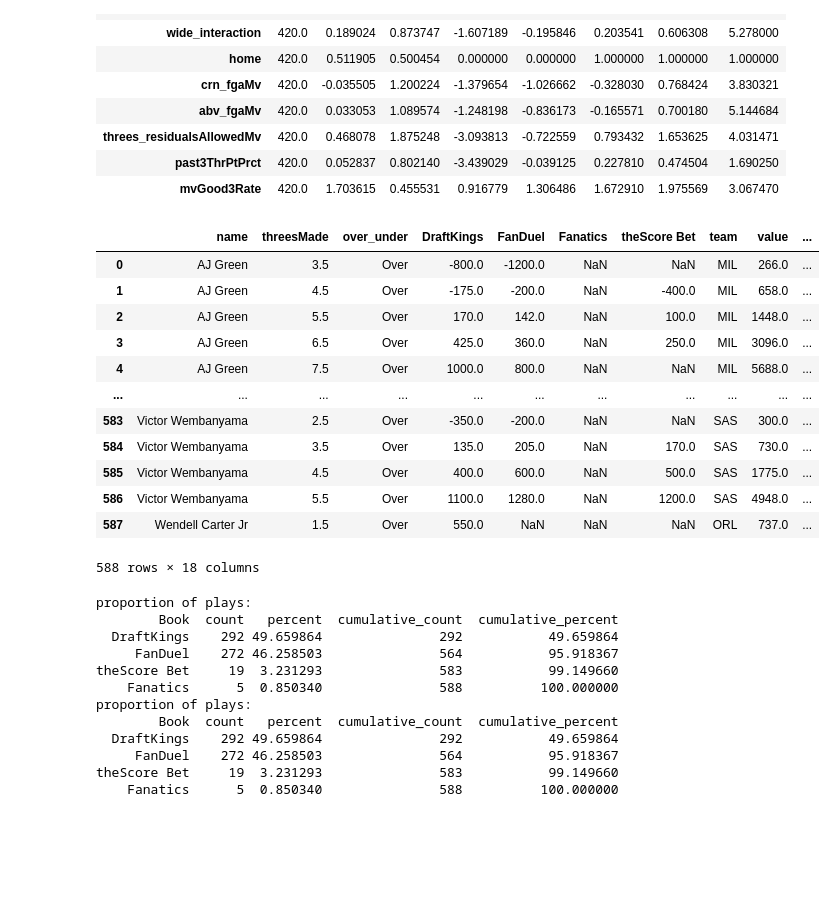
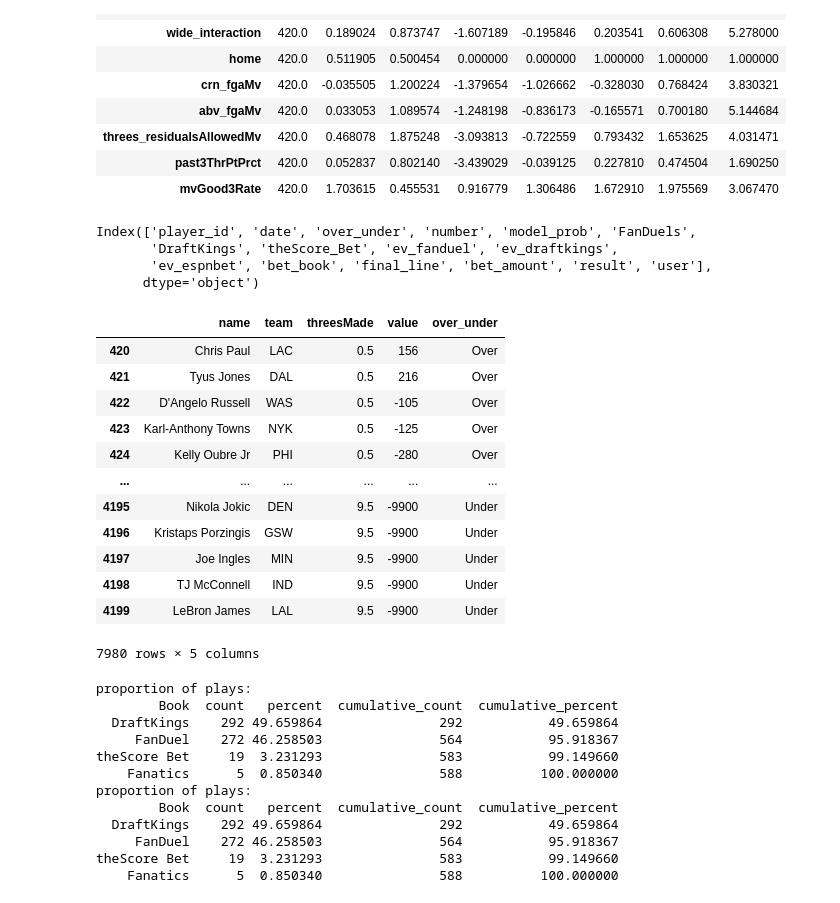
Before and after one commit to eac521/bets, a Jupyter notebook: Notebooks/2526Runs.ipynb, the cells around one changed output. Drawn from its saved outputs; the diff is of its cells as text; code cells hidden in the pictures; blank space fills up the shorter version.

```diff
--- a/Notebooks/2526Runs.ipynb
+++ b/Notebooks/2526Runs.ipynb
@@ -332,7 +319,6 @@ predId = idInfo.join(preds)
 # %%
 
 overs = odds.oddsTable(preds,idInfo,'threesMade')
-odds = funcs.odds()
 #%2cespnbet
 url = 'https://api.the-odds-api.com/v4/sports/basketball_nba/events/{}/odds?apiKey={}&regions=us&markets=player_threes,player_threes_alternate&dateFormat=iso&oddsFormat=american&bookmakers=draftkings%2Cfanduel%2cespnbet%2cfanatics'
 df = pd.DataFrame()
@@ -361,0 +423,3 @@ Free is out
+# %%
+
+overs = odds.oddsTable(preds,idInfo,'threesMade')
@@ -375,6 +483,13 @@ td.filter(threes.features).describe().T
 | threes_residualsAllowedMv | 420.0 | 0.468078 | 1.875248 | -3.093813 | -0.722559 | 0.793432 | 1.653625 | 4.031471 |
 | past3ThrPtPrct | 420.0 | 0.052837 | 0.802140 | -3.439029 | -0.039125 | 0.227810 | 0.474504 | 1.690250 |
 | mvGood3Rate | 420.0 | 1.703615 | 0.455531 | 0.916779 | 1.306486 | 1.672910 | 1.975569 | 3.067470 |
+# %%
+pd.read_sql('select * from predictions',etl.conn).columns
+# %% [output]
+Index(['player_id', 'date', 'over_under', 'number', 'model_prob', 'FanDuels',
+       'DraftKings', 'theScore_Bet', 'ev_fanduel', 'ev_draftkings',
+       'ev_espnbet', 'bet_book', 'final_line', 'bet_amount', 'result', 'user'],
+      dtype='object')
 # %%
 #odf = pd.read_csv('../nba/data/csv/{}odds.csv'.format(dt.datetime.today().strftime('%Y-%m-%d')))
 
@@ -390,21 +505,21 @@ final['DraftKingsAmount'] = [round(x * odds.budget * odds.kellyVal,2) for x in f
 final['FanaticsAmount'] = [round(x * odds.budget * odds.kellyVal,2) for x in final.FanaticsKelly.values]
 final['theScore BetAmount'] = [round(x * odds.budget * odds.kellyVal,2) for x in final.espnKelly]
 # %%
-final
+overs
 # %% [output]
-|  | name | threesMade | over_under | DraftKings | FanDuel | Fanatics | theScore Bet | team | value | ... |
-| 0 | AJ Green | 3.5 | Over | -800.0 | -1200.0 | NaN | NaN | MIL | 266.0 | ... |
-| 1 | AJ Green | 4.5 | Over | -175.0 | -200.0 | NaN | -400.0 | MIL | 658.0 | ... |
-| 2 | AJ Green | 5.5 | Over | 170.0 | 142.0 | NaN | 100.0 | MIL | 1448.0 | ... |
-| 3 | AJ Green | 6.5 | Over | 425.0 | 360.0 | NaN | 250.0 | MIL | 3096.0 | ... |
-| 4 | AJ Green | 7.5 | Over | 1000.0 | 800.0 | NaN | NaN | MIL | 5688.0 | ... |
-| ... | ... | ... | ... | ... | ... | ... | ... | ... | ... | ... |
-| 583 | Victor Wembanyama | 2.5 | Over | -350.0 | -200.0 | NaN | NaN | SAS | 300.0 | ... |
-| 584 | Victor Wembanyama | 3.5 | Over | 135.0 | 205.0 | NaN | 170.0 | SAS | 730.0 | ... |
-| 585 | Victor Wembanyama | 4.5 | Over | 400.0 | 600.0 | NaN | 500.0 | SAS | 1775.0 | ... |
-| 586 | Victor Wembanyama | 5.5 | Over | 1100.0 | 1280.0 | NaN | 1200.0 | SAS | 4948.0 | ... |
-| 587 | Wendell Carter Jr | 1.5 | Over | 550.0 | NaN | NaN | NaN | ORL | 737.0 | ... |
+|  | name | team | threesMade | value | over_under |
+| 420 | Chris Paul | LAC | 0.5 | 156 | Over |
+| 421 | Tyus Jones | DAL | 0.5 | 216 | Over |
+| 422 | D'Angelo Russell | WAS | 0.5 | -105 | Over |
+| 423 | Karl-Anthony Towns | NYK | 0.5 | -125 | Over |
+| 424 | Kelly Oubre Jr | PHI | 0.5 | -280 | Over |
+| ... | ... | ... | ... | ... | ... |
+| 4195 | Nikola Jokic | DEN | 9.5 | -9900 | Under |
+| 4196 | Kristaps Porzingis | GSW | 9.5 | -9900 | Under |
+| 4197 | Joe Ingles | MIN | 9.5 | -9900 | Under |
+| 4198 | TJ McConnell | IND | 9.5 | -9900 | Under |
+| 4199 | LeBron James | LAL | 9.5 | -9900 | Under |
-588 rows × 18 columns
+7980 rows × 5 columns
 # %%
 t = ["DAL","MIN","PHI","MIA","BOS","ATL","PHX","MEM","SAS","CHI"
 ]
```
Also changed, not shown: parts of 13 cells of this notebook, 11 other files.
